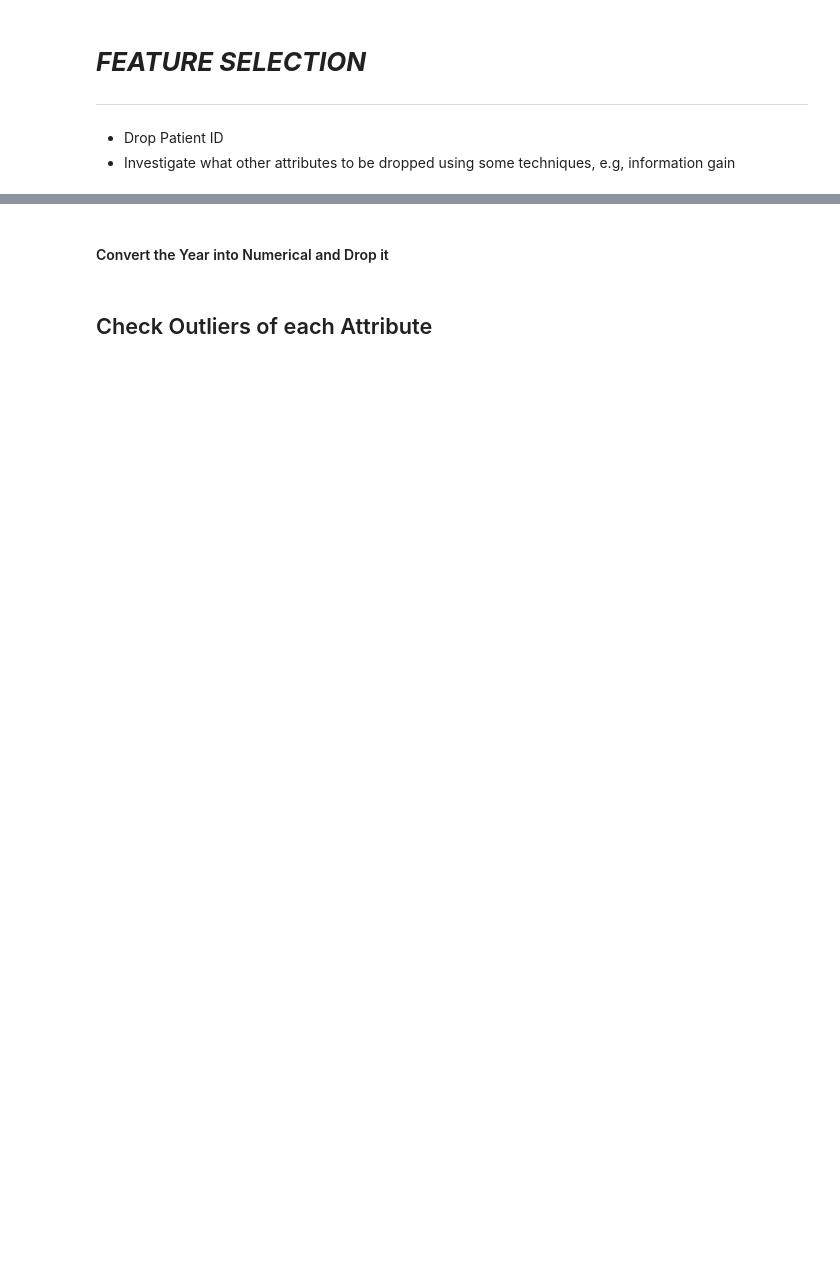
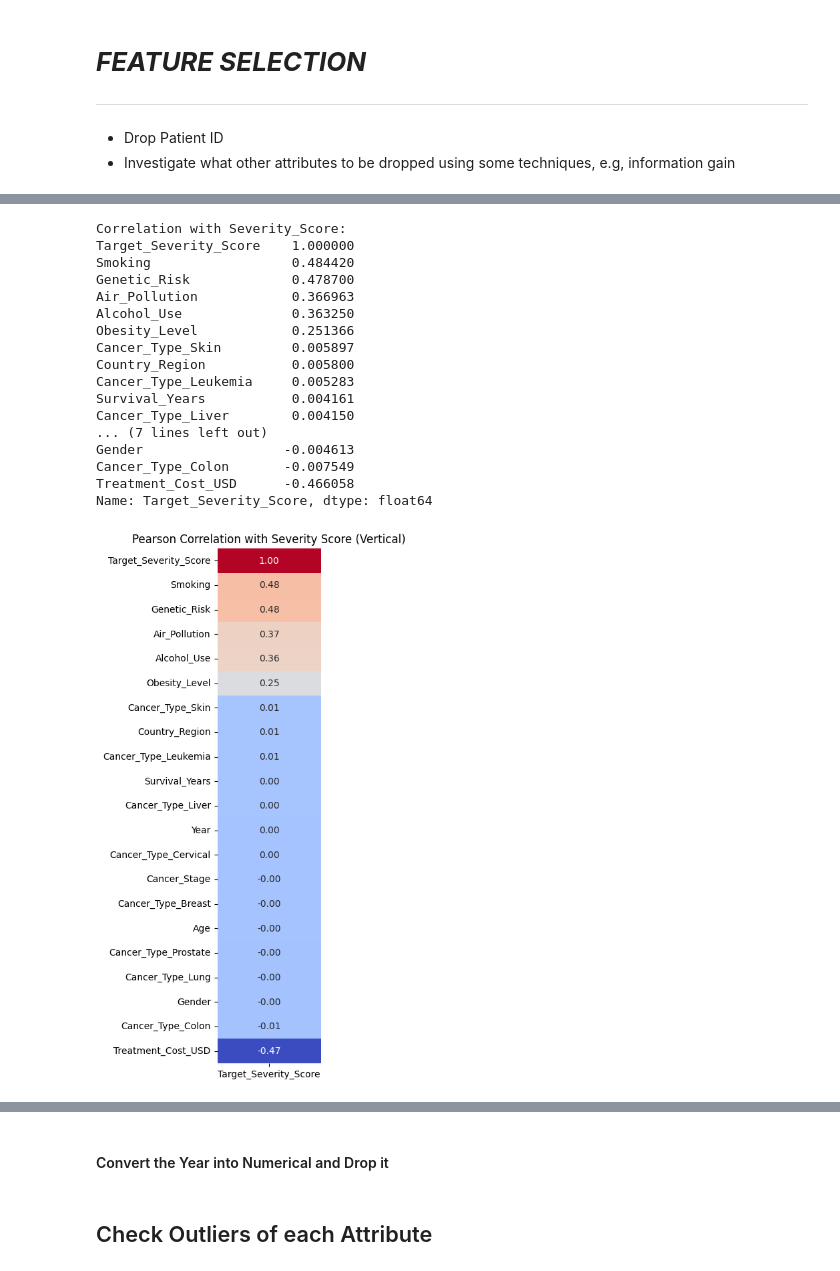
Before and after one commit to Moutaz-Code/CancerModelColab, a Jupyter notebook: Data_Mining_Project.ipynb, the cells around one changed output, grey strips where cells are left out. Drawn from its saved outputs; the diff is of its cells as text; code cells hidden in the pictures; blank space fills up the shorter version.

```diff
--- a/Data_Mining_Project.ipynb
+++ b/Data_Mining_Project.ipynb
@@ -101,16 +103,16 @@ DATA['Gender'] = le.fit_transform(DATA['Gender'])
 # Cancer_Type ==> one-hot encoding
 
 ohe = OneHotEncoder(handle_unknown='ignore')
-cancer_type_encoded = ohe.fit_transform(DATA[['Cancer_Type']]).toarray()
+cancer_type_encoded = ohe.fit_transform(modifiedDATA[['Cancer_Type']]).toarray()
 cancer_type_df = pd.DataFrame(cancer_type_encoded, columns=ohe.get_feature_names_out(['Cancer_Type']))
-DATA = pd.concat([DATA.drop('Cancer_Type', axis=1), cancer_type_df], axis=1)
+modifiedDATA = pd.concat([modifiedDATA.drop('Cancer_Type', axis=1), cancer_type_df], axis=1)
 # %%
 #Country_Region ==> label encoding (0, 1, 2, .....)
 
 le = LabelEncoder()
-DATA['Country_Region'] = le.fit_transform(DATA['Country_Region'])
+modifiedDATA['Country_Region'] = le.fit_transform(modifiedDATA['Country_Region'])
 # %%
 # Cancer_Stage ==> ordinal encoding ⚗
 
 ord = OrdinalEncoder()
-DATA['Cancer_Stage'] = ord.fit_transform(DATA[['Cancer_Stage']])
+modifiedDATA['Cancer_Stage'] = ord.fit_transform(modifiedDATA[['Cancer_Stage']])
@@ -140,4 +142,4 @@ DATA
 # %%
 # prompt: from DATA datafrom, drop the Patient_ID
 
-DATA = DATA.drop('Patient_ID', axis=1)
+modifiedDATA = modifiedDATA.drop('Patient_ID', axis=1)
@@ -159,0 +162,44 @@ DATA
+# %%
+# prompt: # prompt: I want a 1 dimensional array print and 1d pearson's heatmap (vertical) for attributes against target severity score, and a 2d heatmap with all attributes against each other
+
+# Calculate the correlation matrix
+correlation_matrix = modifiedDATA.corr()
+
+# Get the correlation of all attributes with the target variable ('Severity_Score')
+correlation_with_target = modifiedDATA.corr()['Target_Severity_Score'].sort_values(ascending=False)
+
+# Print the 1D array of correlations with Severity_Score
+print("Correlation with Severity_Score:")
+print(correlation_with_target)
+
+# Create a 1D vertical heatmap for correlations with Severity_Score
+plt.figure(figsize=(2, 10)) # Adjust figure size for a vertical heatmap
+sns.heatmap(correlation_with_target.to_frame(), annot=True, cmap='coolwarm', fmt=".2f", cbar=False)
+plt.title('Pearson Correlation with Severity Score (Vertical)')
+plt.yticks(rotation=0) # Keep y-axis labels horizontal
+plt.show()
+
+# Create a 2D heatmap of all attributes against each other
+plt.figure(figsize=(12, 10))
+sns.heatmap(correlation_matrix, annot=True, cmap='coolwarm', fmt=".2f")
+plt.title('Pearson Correlation Matrix of All Attributes')
+plt.show()
+# %% [output]
+Correlation with Severity_Score:
+Target_Severity_Score    1.000000
+Smoking                  0.484420
+Genetic_Risk             0.478700
+Air_Pollution            0.366963
+Alcohol_Use              0.363250
+Obesity_Level            0.251366
+Cancer_Type_Skin         0.005897
+Country_Region           0.005800
+Cancer_Type_Leukemia     0.005283
+Survival_Years           0.004161
+Cancer_Type_Liver        0.004150
+... (7 lines left out)
+Gender                  -0.004613
+Cancer_Type_Colon       -0.007549
+Treatment_Cost_USD      -0.466058
+Name: Target_Severity_Score, dtype: float64
+[figure, added]
```
Also changed, not shown: parts of 17 cells of this notebook.
